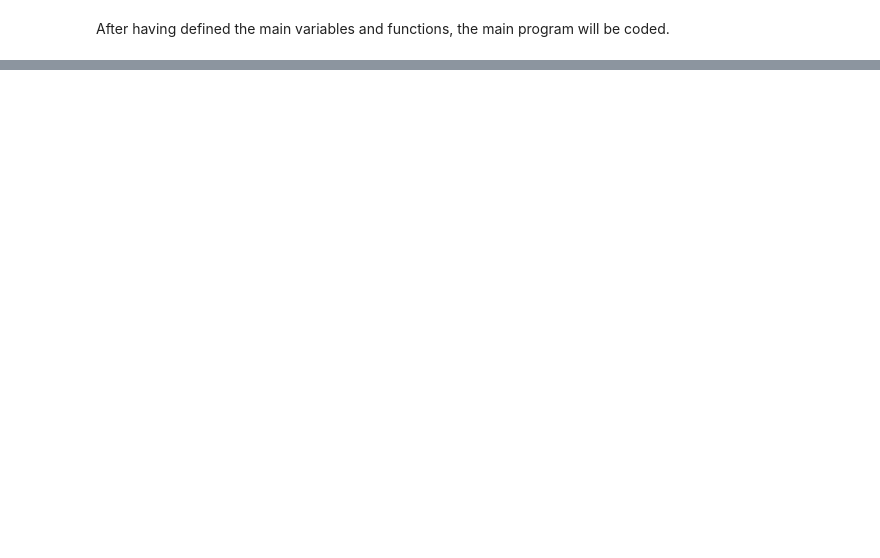
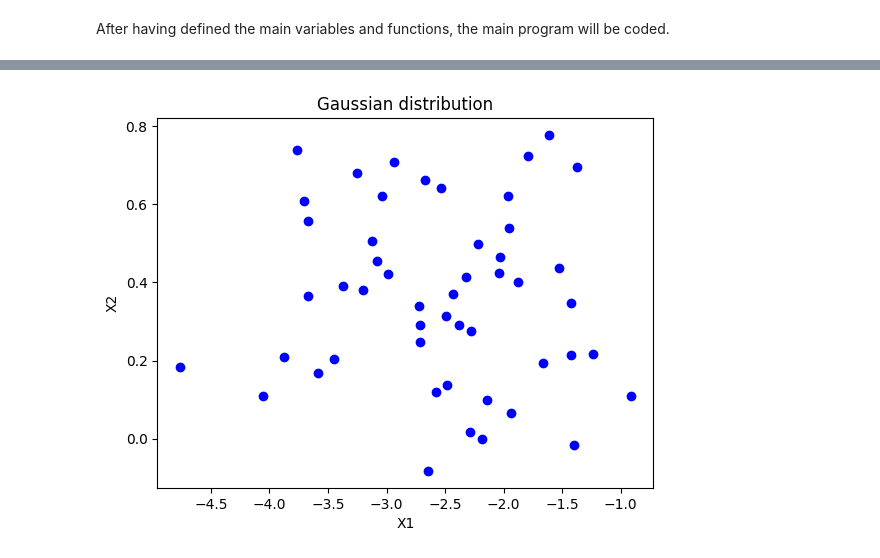
Before and after one commit to ferriitoo/MATH-569-Statistical-Learning, a Jupyter notebook: MATH_569_Julen_Ferro_HW1.ipynb, the cells around one changed output, grey strips where cells are left out. Drawn from its saved outputs; the diff is of its cells as text; code cells hidden in the pictures; blank space fills up the shorter version.

```diff
--- a/MATH_569_Julen_Ferro_HW1.ipynb
+++ b/MATH_569_Julen_Ferro_HW1.ipynb
@@ -47,0 +109,4 @@ print(f)
+# %%
+plot(blue.loc[:, 0], blue.loc[:, 1], 'blue')
+# %% [output]
+[figure, added]
```
Also changed, not shown: parts of 17 cells of this notebook.
